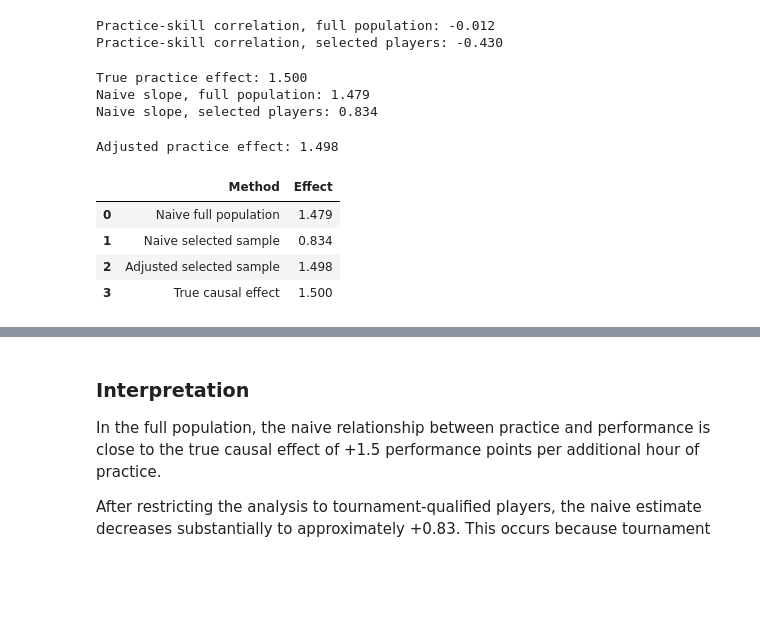
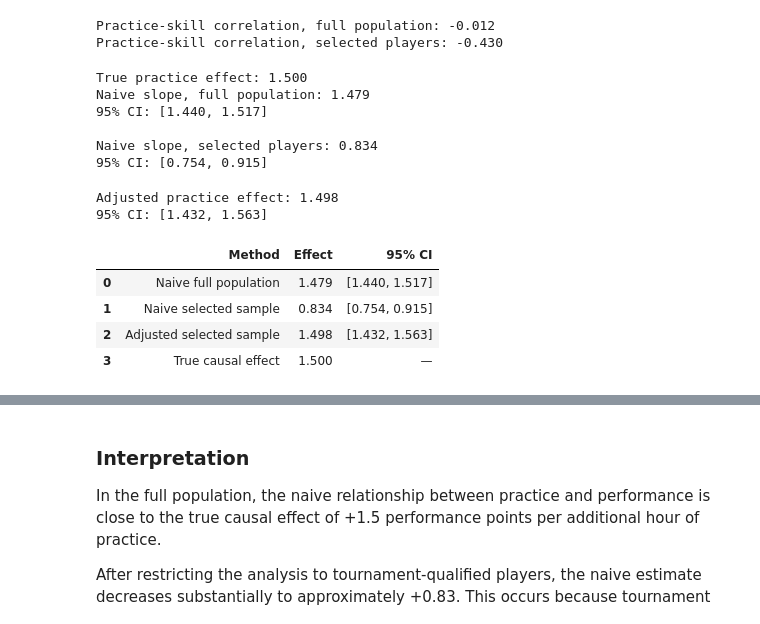
Before and after one commit to andreibrate/bachelor-thesis, a Jupyter notebook: notebooks/02_synthetic_esports.ipynb, the cells around one changed output, grey strips where cells are left out. Cells and saved outputs as stored; diff of their text form; code cells hidden in the pictures; blank space fills up the shorter version.

```diff
--- a/notebooks/02_synthetic_esports.ipynb
+++ b/notebooks/02_synthetic_esports.ipynb
@@ -72,26 +72,48 @@ print(f"Practice-skill correlation, selected players: {selected_corr:.3f}")
 Practice-skill correlation, full population: -0.012
 Practice-skill correlation, selected players: -0.430
 # %%
-# naive practice-performance slopes
-full_slope = np.polyfit(
+# naive practice-performance slopes with 95% confidence intervals
+full_coef, full_cov = np.polyfit(
     df["practice"],
     df["performance"],
-    1
-)[0]
+    1,
+    cov=True
+)
 
-selected_slope = np.polyfit(
+selected_coef, selected_cov = np.polyfit(
     df_selected["practice"],
     df_selected["performance"],
-    1
-)[0]
+    1,
+    cov=True
+)
+
+full_slope = full_coef[0]
+selected_slope = selected_coef[0]
+
+# standard errors of the slope estimates
+full_se = np.sqrt(full_cov[0, 0])
+selected_se = np.sqrt(selected_cov[0, 0])
+
+# 95% confidence intervals
+full_ci_lower = full_slope - 1.96 * full_se
+full_ci_upper = full_slope + 1.96 * full_se
+
+selected_ci_lower = selected_slope - 1.96 * selected_se
+selected_ci_upper = selected_slope + 1.96 * selected_se
 
 print(f"True practice effect: {1.5:.3f}")
 print(f"Naive slope, full population: {full_slope:.3f}")
-print(f"Naive slope, selected players: {selected_slope:.3f}")
+print(f"95% CI: [{full_ci_lower:.3f}, {full_ci_upper:.3f}]")
+
+print(f"\nNaive slope, selected players: {selected_slope:.3f}")
+print(f"95% CI: [{selected_ci_lower:.3f}, {selected_ci_upper:.3f}]")
 # %% [output]
 True practice effect: 1.500
 Naive slope, full population: 1.479
+95% CI: [1.440, 1.517]
+
 Naive slope, selected players: 0.834
+95% CI: [0.754, 0.915]
 # %%
 # adjust for skill in the selected sample
 x = np.column_stack([
@@ -100,40 +122,62 @@ x = np.column_stack([
     df_selected["skill"]
 ])
 
-y = df_selected["performance"]
+y = df_selected["performance"].to_numpy()
 
 beta = np.linalg.lstsq(x, y, rcond=None)[0]
 
 adjusted_practice_effect = beta[1]
 
+# calculate 95% confidence interval
+residuals = y - x @ beta
+
+n = len(y)
+p = x.shape[1]
+
+residual_variance = np.sum(residuals**2) / (n - p)
+cov_beta = residual_variance * np.linalg.inv(x.T @ x)
+
+adjusted_se = np.sqrt(cov_beta[1, 1])
+
+adjusted_ci_lower = adjusted_practice_effect - 1.96 * adjusted_se
+adjusted_ci_upper = adjusted_practice_effect + 1.96 * adjusted_se
+
 print(f"Adjusted practice effect: {adjusted_practice_effect:.3f}")
+print(f"95% CI: [{adjusted_ci_lower:.3f}, {adjusted_ci_upper:.3f}]")
 # %% [output]
 Adjusted practice effect: 1.498
+95% CI: [1.432, 1.563]
 # %%
 # summarize main results
 results = pd.DataFrame({
     "Method": [
         "Naive full population",
         "Naive selected sample",
         "Adjusted selected sample",
         "True causal effect"
     ],
     "Effect": [
         full_slope,
         selected_slope,
         adjusted_practice_effect,
         1.5
+    ],
+    "95% CI": [
+        f"[{full_ci_lower:.3f}, {full_ci_upper:.3f}]",
+        f"[{selected_ci_lower:.3f}, {selected_ci_upper:.3f}]",
+        f"[{adjusted_ci_lower:.3f}, {adjusted_ci_upper:.3f}]",
+        "—"
     ]
 })
 
 results["Effect"] = results["Effect"].round(3)
 
 results
 # %% [output]
-|  | Method | Effect |
-| 0 | Naive full population | 1.479 |
-| 1 | Naive selected sample | 0.834 |
-| 2 | Adjusted selected sample | 1.498 |
-| 3 | True causal effect | 1.500 |
+|  | Method | Effect | 95% CI |
+| 0 | Naive full population | 1.479 | [1.440, 1.517] |
+| 1 | Naive selected sample | 0.834 | [0.754, 0.915] |
+| 2 | Adjusted selected sample | 1.498 | [1.432, 1.563] |
+| 3 | True causal effect | 1.500 | — |
 # %%
 import matplotlib.pyplot as plt
```
Also changed, not shown: parts of 1 cell of this notebook, 10 other files.
